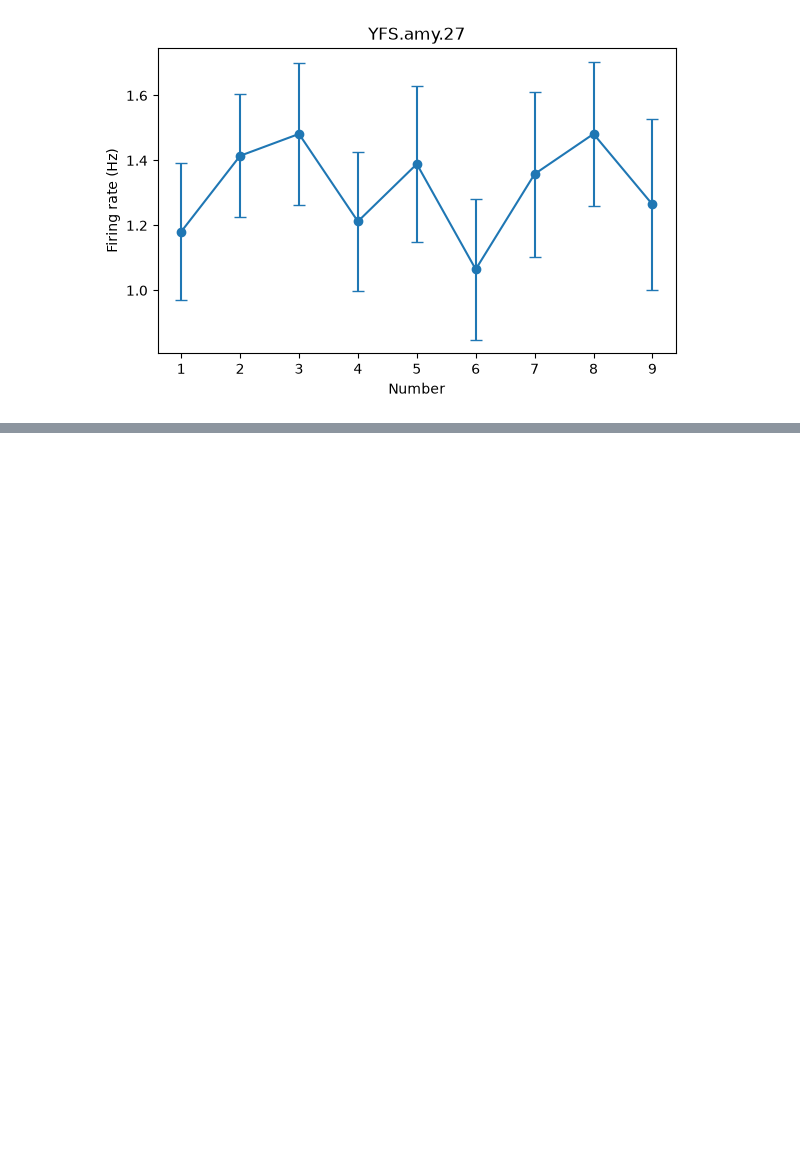
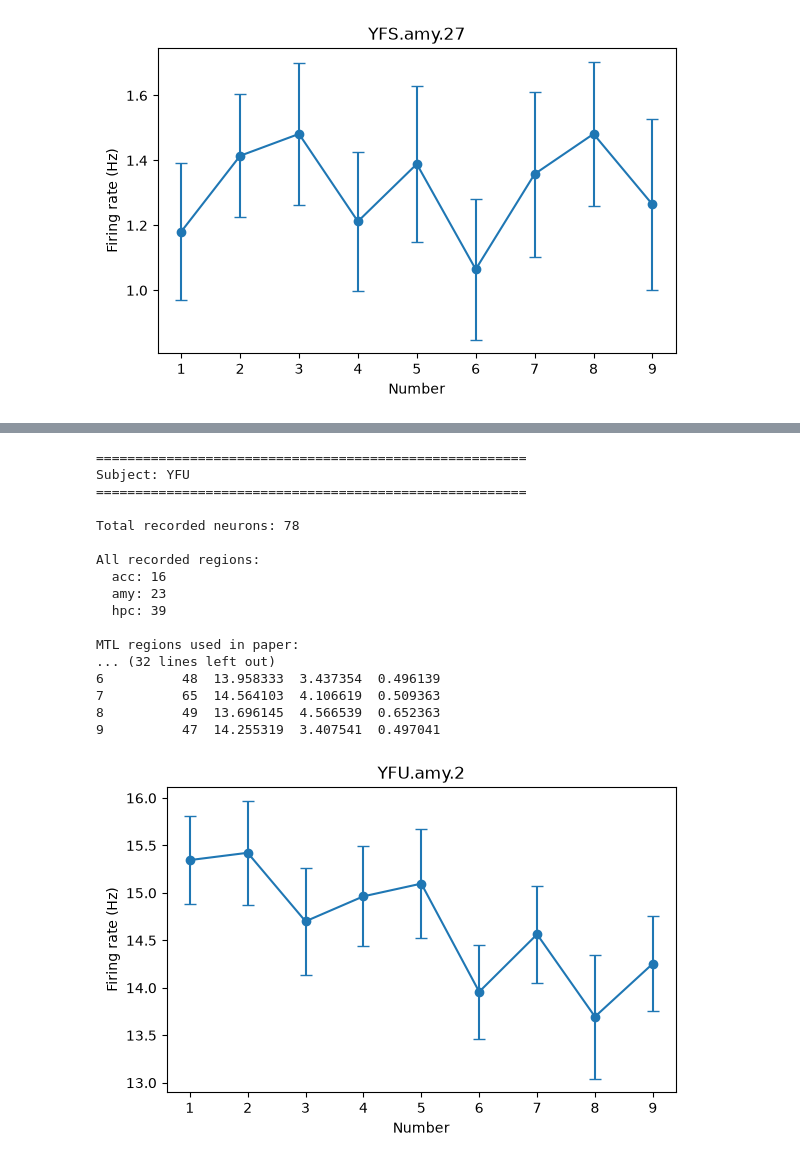
Before and after one commit to Shafiq-Abdu/number-simplex-reproduction, a Jupyter notebook: notebooks1/01_data_loading.ipynb, the cells around one changed output, grey strips where cells are left out. Cells and saved outputs as stored; diff of their text form; code cells hidden in the pictures; blank space fills up the shorter version.

```diff
--- a/notebooks1/01_data_loading.ipynb
+++ b/notebooks1/01_data_loading.ipynb
@@ -913,0 +986,24 @@ All recorded regions:
+# %%
+result = analyze_neuron(
+    subject="YFU",
+    neuron=2
+)
+# %% [output]
+=======================================================
+Subject: YFU
+=======================================================
+
+Total recorded neurons: 78
+
+All recorded regions:
+  acc: 16
+  amy: 23
+  hpc: 39
+
+MTL regions used in paper:
+... (32 lines left out)
+6          48  13.958333  3.437354  0.496139
+7          65  14.564103  4.106619  0.509363
+8          49  13.696145  4.566539  0.652363
+9          47  14.255319  3.407541  0.497041
+[figure, added]
```
Also changed, not shown: parts of 32 cells of this notebook, 2 other files.
